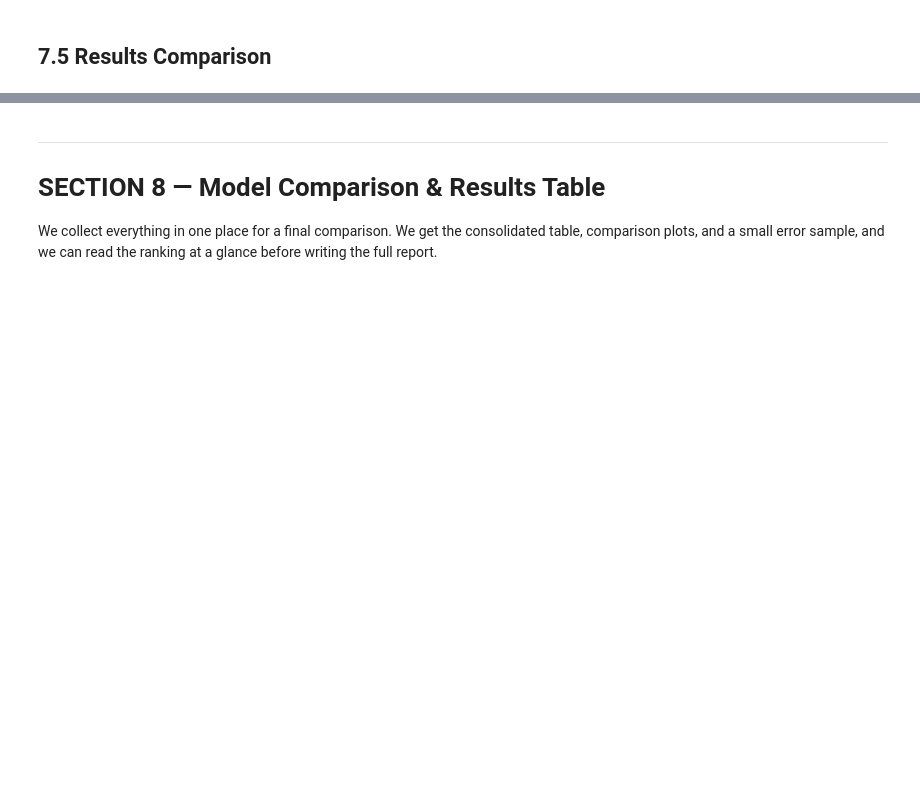
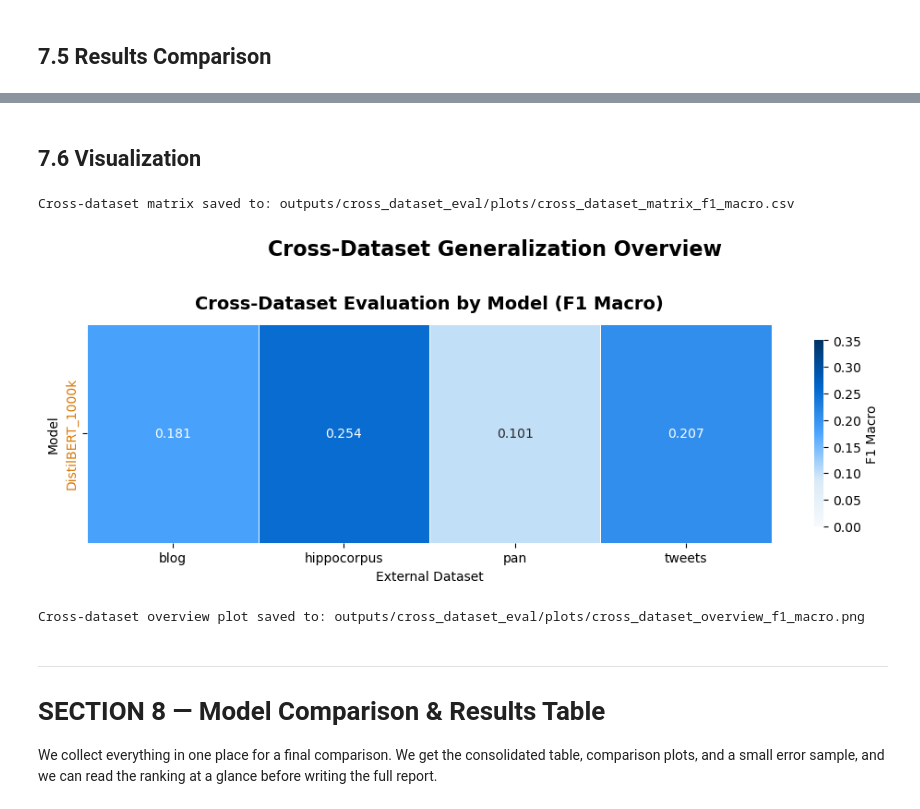
Before and after one commit to boblaros/mago-text-scoring, a Jupyter notebook: age/code.ipynb, the cells around one changed output, grey strips where cells are left out. Saved outputs shown, nothing was run; the diff lists cells and outputs as text; code cells hidden in the pictures; blank space fills up the shorter version.

```diff
--- a/age/code.ipynb
+++ b/age/code.ipynb
@@ -1767,4 +1770,28 @@ else:
 Cross-dataset summary saved to: outputs/cross_dataset_eval/summary_latest.csv
+# %% [markdown]
+<a id="section-7-6-visualization"></a>
+## 7.6 Visualization
+# %%
+# -- 7.6 Cross-dataset visualization ----------------------------------------
+cross_dataset_plot_df = (
+    cross_dataset_summary_df.copy()
+    if "cross_dataset_summary_df" in globals() and not cross_dataset_summary_df.empty
+    else pd.read_csv(CFG["output_dir"] / "cross_dataset_eval" / "summary_latest.csv")
+)
+
+if "family" not in cross_dataset_plot_df.columns:
+    cross_dataset_plot_df["family"] = "transformer"
+
+plot_cross_dataset_overview(
+    cross_dataset_plot_df,
+    metric="f1_macro",
+    force_replot=True,
+    include_family_mean=False,
+)
+# %% [output]
+Cross-dataset matrix saved to: outputs/cross_dataset_eval/plots/cross_dataset_matrix_f1_macro.csv
+[figure, added]
+Cross-dataset overview plot saved to: outputs/cross_dataset_eval/plots/cross_dataset_overview_f1_macro.png
 # %% [markdown]
 ---
 <a id="section-8-model-comparison-results-table"></a>
```
Also changed, not shown: parts of 3 cells of this notebook, 8 other files.
